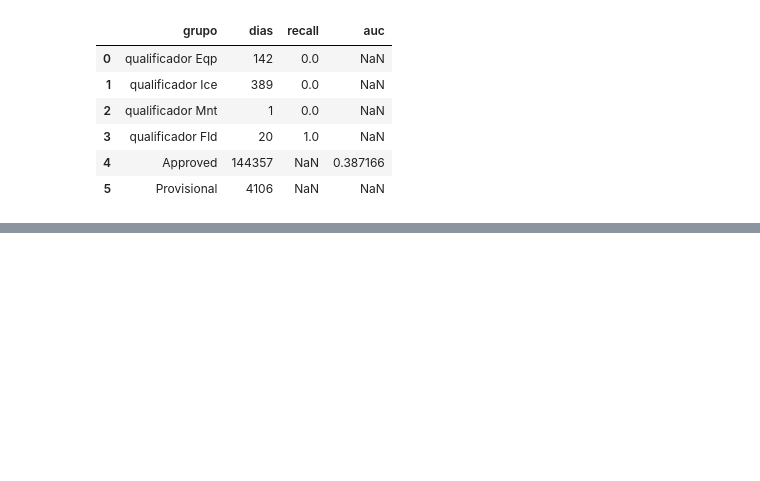
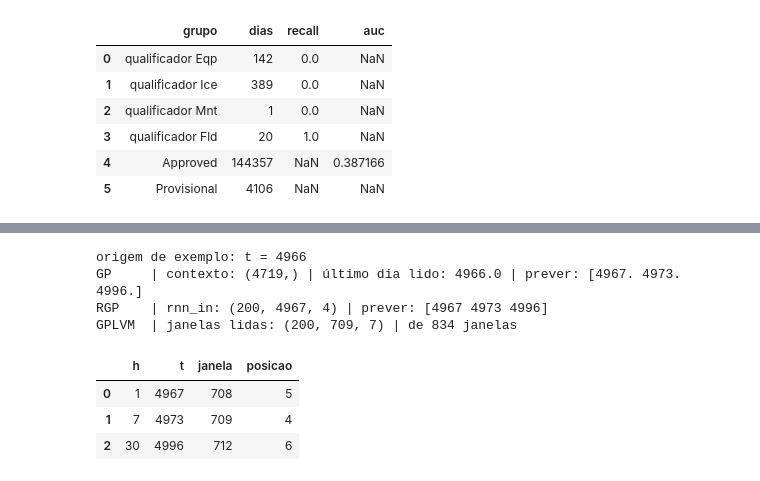
Before and after one commit to KaylanyMeneses/usgs_streamflow, a Jupyter notebook: notebooks/03_guia_bases_modelos.ipynb, the cells around one changed output, grey strips where cells are left out. Saved outputs shown, nothing was run; the diff lists cells and outputs as text; code cells hidden in the pictures; blank space fills up the shorter version.

```diff
--- a/notebooks/03_guia_bases_modelos.ipynb
+++ b/notebooks/03_guia_bases_modelos.ipynb
@@ -646,0 +739,23 @@ display(detection_by_group(serie, out, limiar, split="teste"))
+# %%
+origem = int(forecast_origins(serie, FORECAST).query("split == 'teste'")["origem"].iloc[0])
+print(f"origem de exemplo: t = {origem}")
+
+gp_f = gp_forecast_inputs(serie, sid, origem, FORECAST.horizons)
+print("GP     | contexto:", gp_f["t_context"].shape, "| último dia lido:", gp_f["t_context"].max(), "| prever:", gp_f["t_pred"])
+
+rgp_f = rgp_forecast_inputs(add_seasonal_channels(rgp, serie), origem, FORECAST.horizons)
+print("RGP    | rnn_in:", rgp_f["rnn_in"].shape, "| prever:", rgp_f["t_pred"])
+
+seq = gplvm_sequence(serie, window=JANELA)
+gl_f = gplvm_forecast_inputs(seq, origem, FORECAST.horizons)
+print("GPLVM  | janelas lidas:", gl_f["Y"].shape, "| de", seq["Y"].shape[1], "janelas")
+display(gl_f["alvos"])
+# %% [output]
+origem de exemplo: t = 4966
+GP     | contexto: (4719,) | último dia lido: 4966.0 | prever: [4967. 4973. 4996.]
+RGP    | rnn_in: (200, 4967, 4) | prever: [4967 4973 4996]
+GPLVM  | janelas lidas: (200, 709, 7) | de 834 janelas
+|  | h | t | janela | posicao |
+| 0 | 1 | 4967 | 708 | 5 |
+| 1 | 7 | 4973 | 709 | 4 |
+| 2 | 30 | 4996 | 712 | 6 |
```
Also changed, not shown: parts of 13 cells of this notebook, 10 other files.
